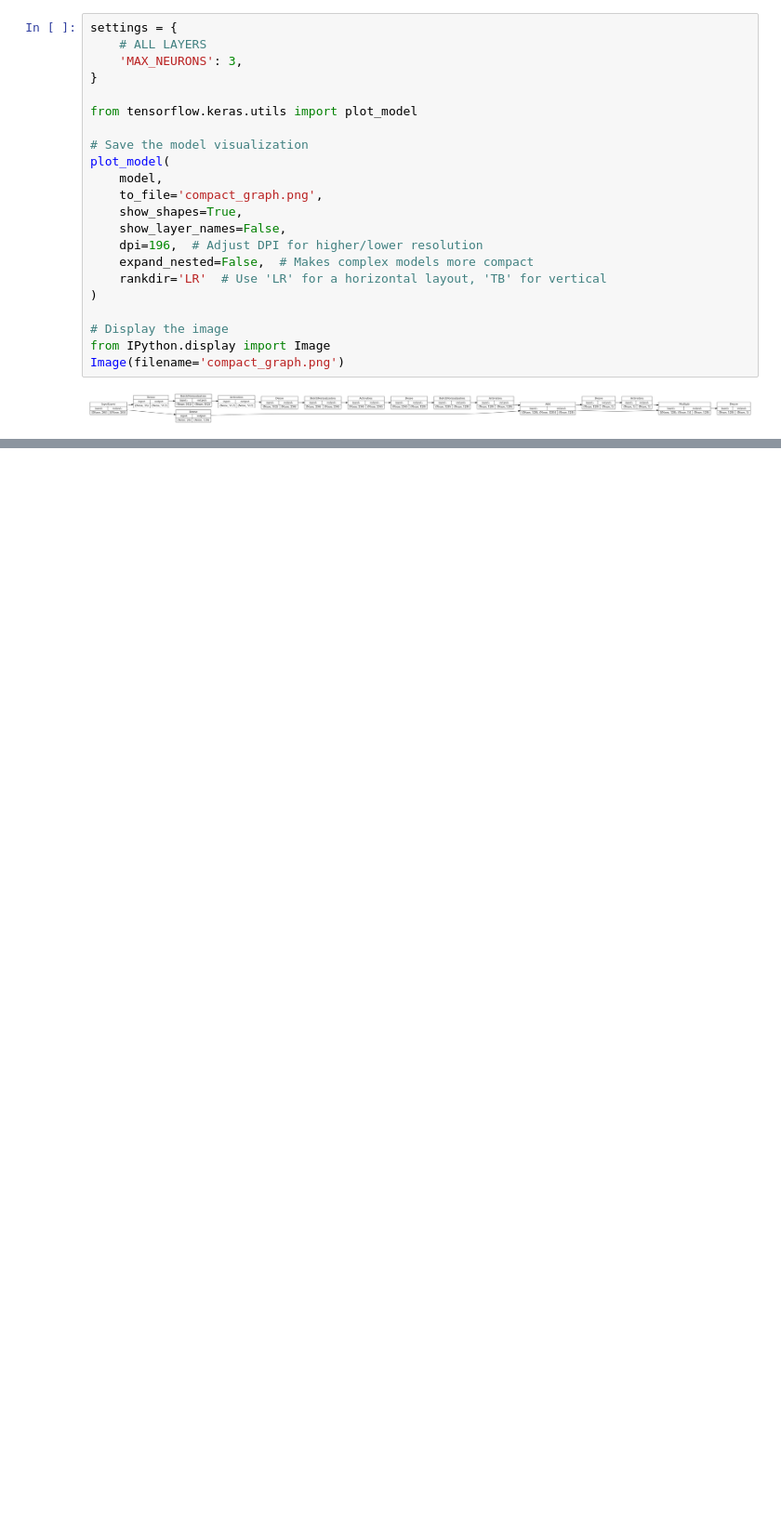
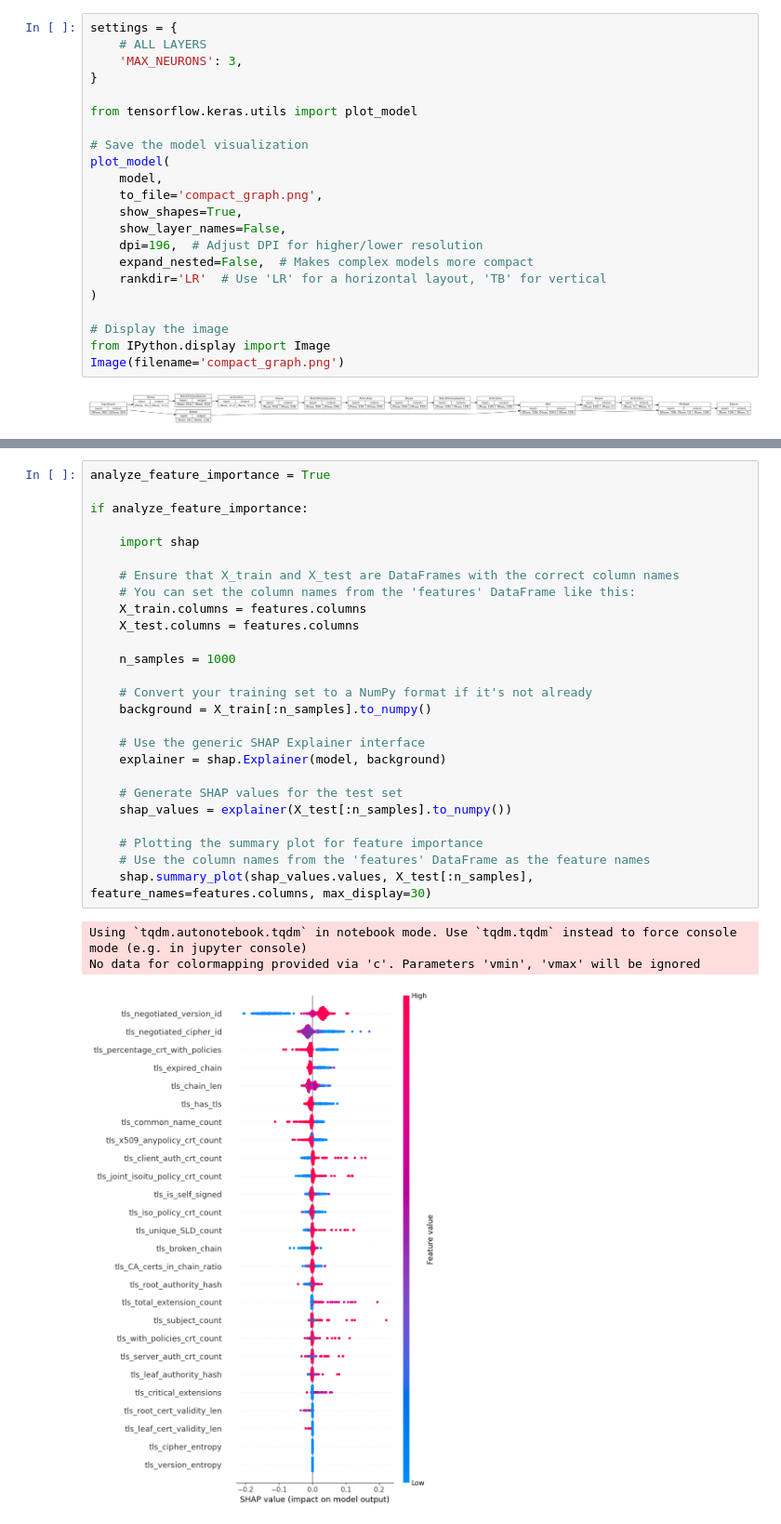
Before and after one commit to poli-cz/Domain-Ensemble-pipeline, a Jupyter notebook: src/tls_new.ipynb, the cells around one changed output, grey strips where cells are left out. Shown: that part at 93% size. Saved outputs shown, nothing was run; the diff lists cells and outputs as text; blank space fills up the shorter version.

```diff
--- a/src/tls_new.ipynb
+++ b/src/tls_new.ipynb
@@ -911,0 +530,30 @@ Accuracy: 0.994
+# %%
+analyze_feature_importance = True
+
+if analyze_feature_importance:
+
+    import shap
+
+    # Ensure that X_train and X_test are DataFrames with the correct column names
+    # You can set the column names from the 'features' DataFrame like this:
+    X_train.columns = features.columns
+    X_test.columns = features.columns
+
+    n_samples = 1000
+
+    # Convert your training set to a NumPy format if it's not already
+    background = X_train[:n_samples].to_numpy()
+
+    # Use the generic SHAP Explainer interface
+    explainer = shap.Explainer(model, background)
+
+    # Generate SHAP values for the test set
+    shap_values = explainer(X_test[:n_samples].to_numpy())
+
+    # Plotting the summary plot for feature importance
+    # Use the column names from the 'features' DataFrame as the feature names
+    shap.summary_plot(shap_values.values, X_test[:n_samples], feature_names=features.columns, max_display=30)
+# %% [output]
+Using `tqdm.autonotebook.tqdm` in notebook mode. Use `tqdm.tqdm` instead to force console mode (e.g. in jupyter console)
+No data for colormapping provided via 'c'. Parameters 'vmin', 'vmax' will be ignored
+[figure, added]
```
Also changed, not shown: parts of 15 cells of this notebook, 16 other files.
